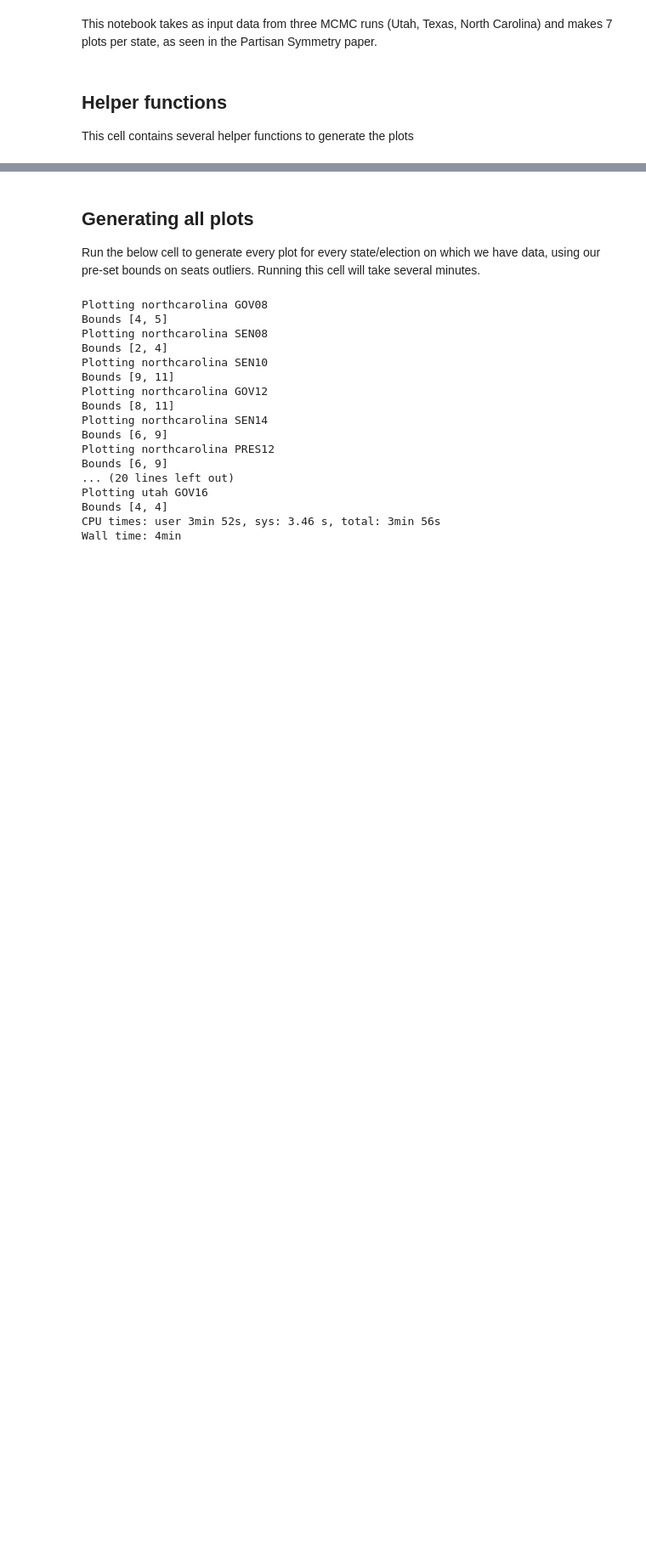
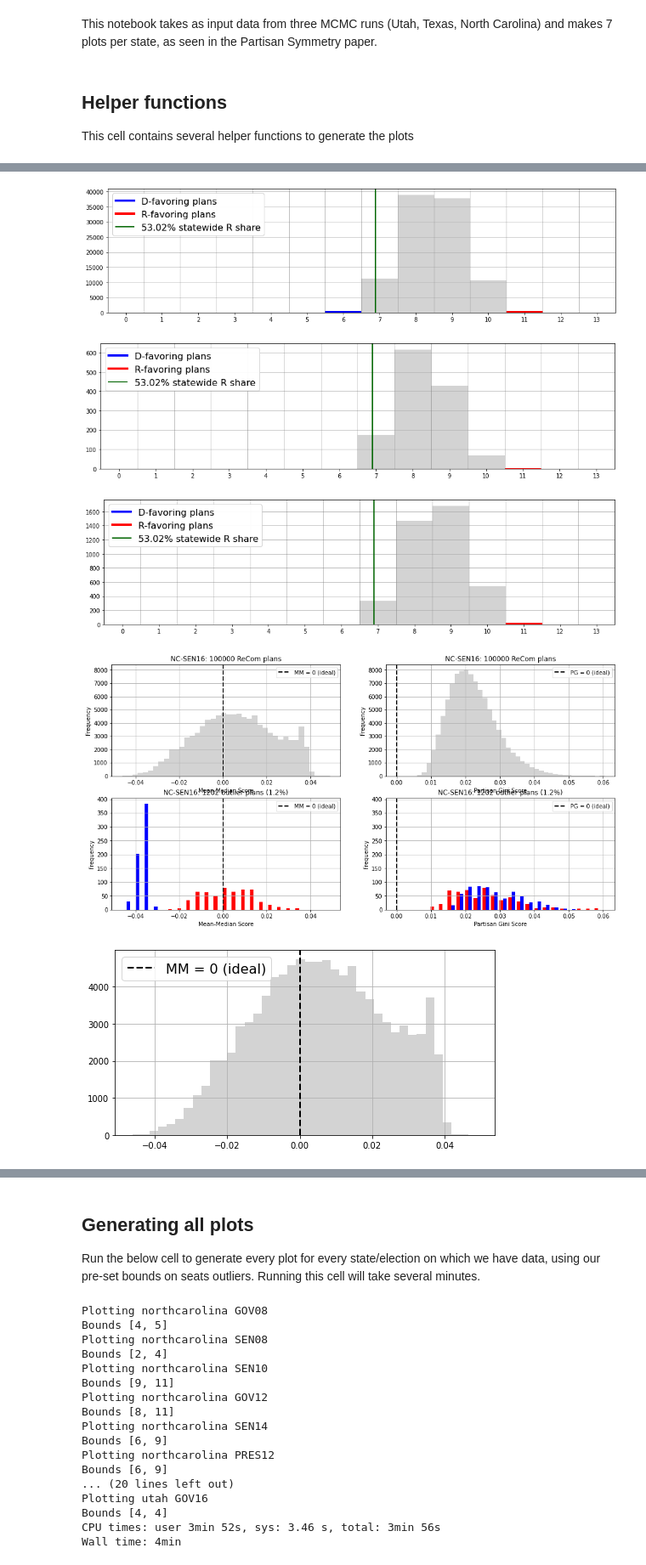
Before and after one commit to mggg/Partisan-Symmetry, a Jupyter notebook: make_plots.ipynb, the cells around one changed output, grey strips where cells are left out. Shown: that part at 85% size. Cells and saved outputs as stored; diff of their text form; code cells hidden in the pictures; blank space fills up the shorter version.

Commit message:
Adjust plots and make high res

```diff
--- a/make_plots.ipynb
+++ b/make_plots.ipynb
@@ -277,0 +325,9 @@ makePlot("texas", "SEN12")
+# %%
+# Example plot:
+makePlot("northcarolina", "SEN16")
+# %% [output]
+[figure, added]
+[figure, added]
+[figure, added]
+[figure, added]
+[figure, added]
```
Also changed, not shown: parts of 6 cells of this notebook, 26 other files.
